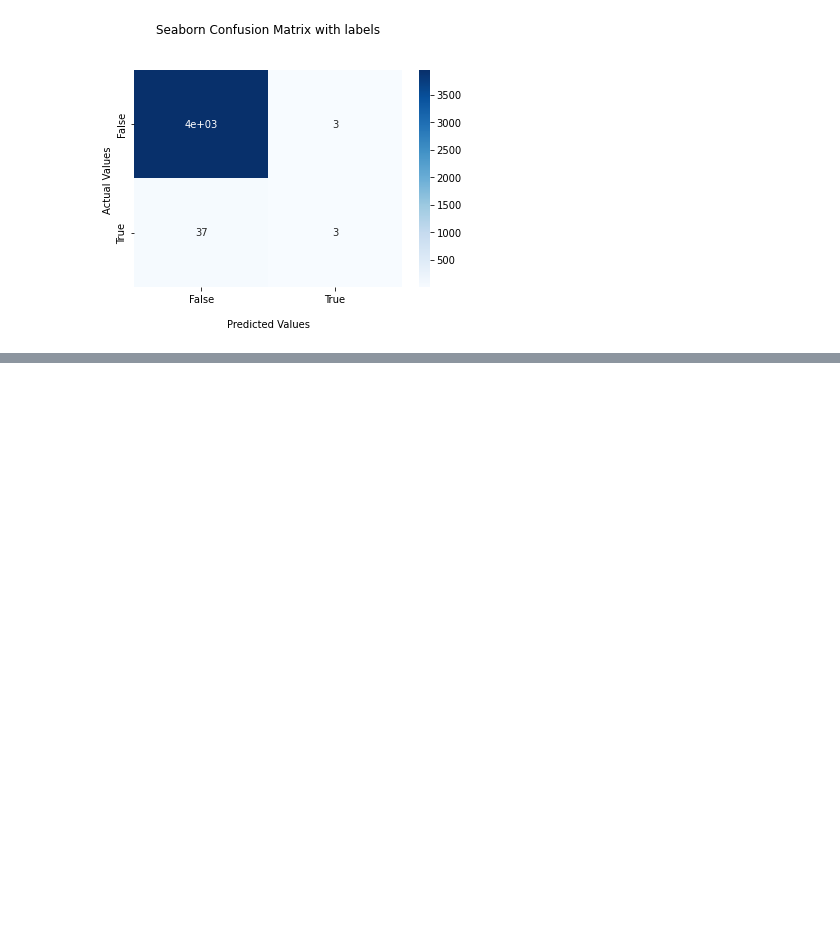
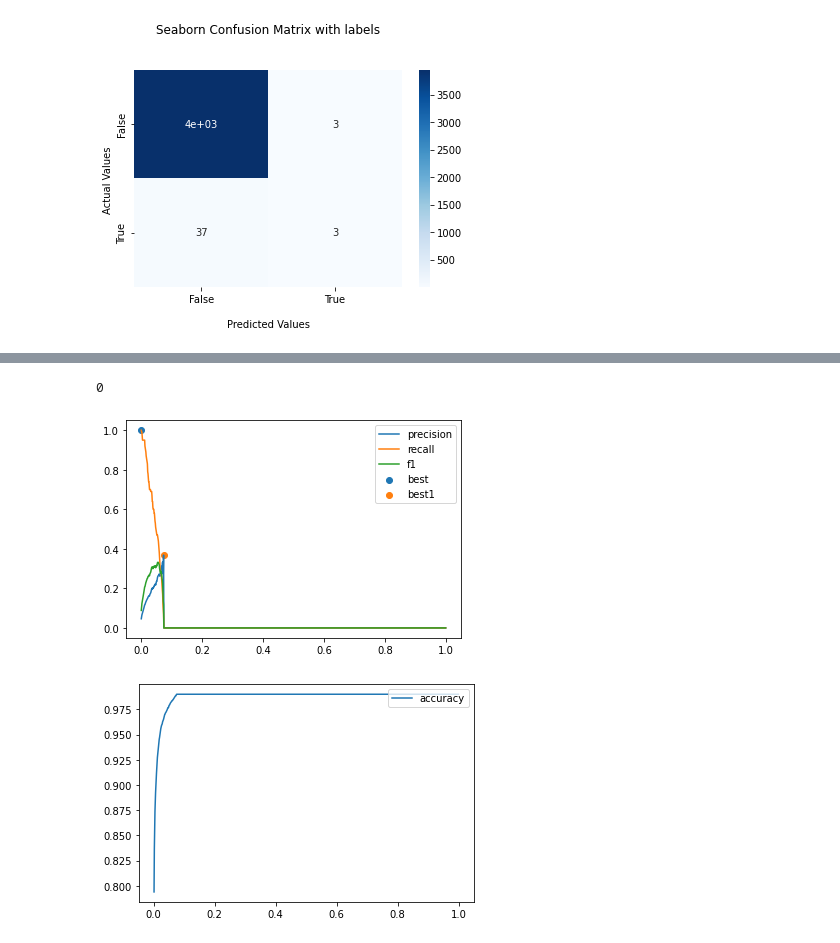
Before and after one commit to GSKW/ML, a Jupyter notebook: practice/business_solution.ipynb, the cells around one changed output, grey strips where cells are left out. Cells and saved outputs as stored; diff of their text form; code cells hidden in the pictures; blank space fills up the shorter version.

```diff
--- a/practice/business_solution.ipynb
+++ b/practice/business_solution.ipynb
@@ -211,0 +294,6 @@ print(6/25)
+# %%
+plot_metrics(quad_model, x_quad_train, y_train)
+# %% [output]
+0
+[figure, added]
+[figure, added]
```
Also changed, not shown: parts of 15 cells of this notebook.
